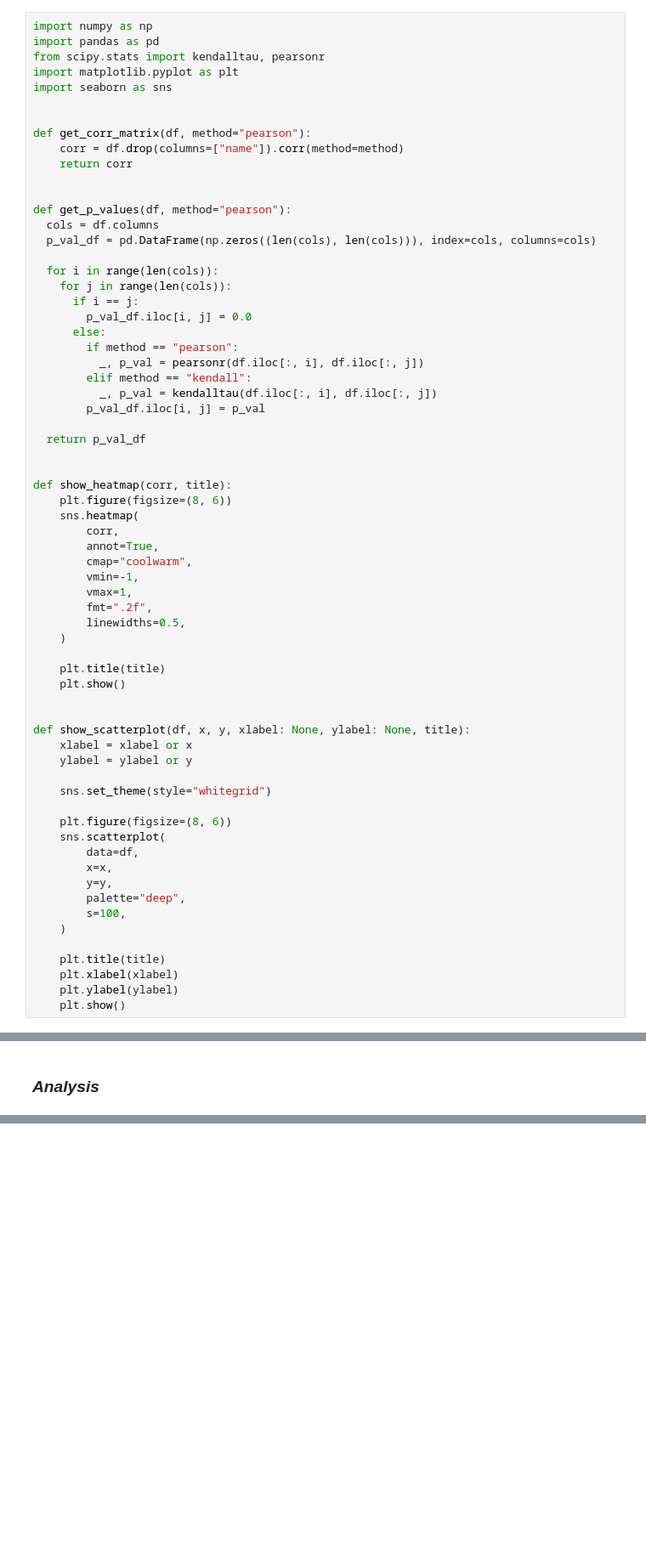
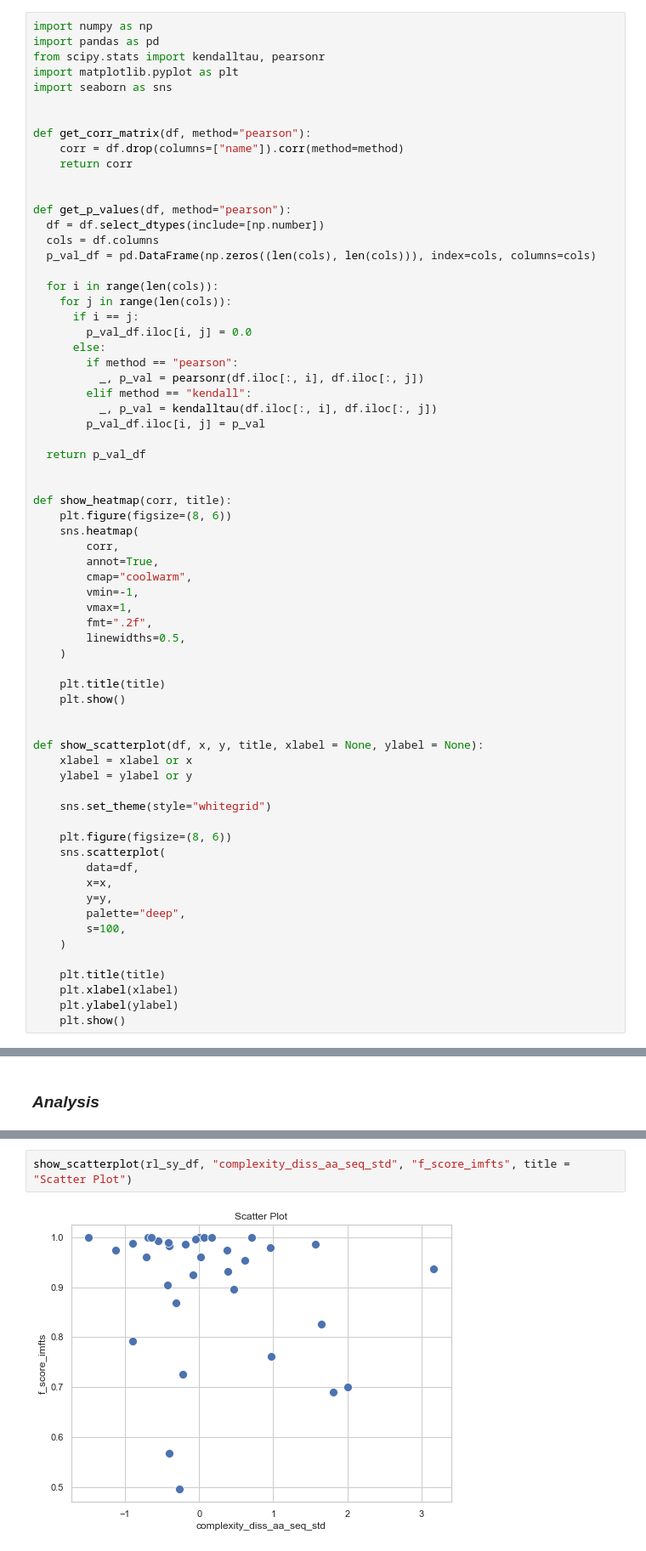
Before and after one commit to hudsonjychen/translucent-log-complexity, a Jupyter notebook: notebooks/experiment.ipynb, the cells around one changed output, grey strips where cells are left out. Shown at 85% size. Saved outputs shown, nothing was run; the diff lists cells and outputs as text; blank space fills up the shorter version.

```diff
--- a/notebooks/experiment.ipynb
+++ b/notebooks/experiment.ipynb
@@ -23,6 +23,7 @@ def get_corr_matrix(df, method="pearson"):
 
 
 def get_p_values(df, method="pearson"):
+  df = df.select_dtypes(include=[np.number])
   cols = df.columns
   p_val_df = pd.DataFrame(np.zeros((len(cols), len(cols))), index=cols, columns=cols)
 
@@ -56,7 +57,7 @@ def show_heatmap(corr, title):
     plt.show()
 
 
-def show_scatterplot(df, x, y, xlabel: None, ylabel: None, title):
+def show_scatterplot(df, x, y, title, xlabel = None, ylabel = None):
     xlabel = xlabel or x
     ylabel = ylabel or y
 
@@ -229,0 +242,4 @@ sm_df = sm_df_merge[columns]
+# %%
+show_scatterplot(rl_sy_df, "complexity_diss_aa_seq_std", "f_score_imfts", title = "Scatter Plot")
+# %% [output]
+[figure, added]
```
Also changed, not shown: parts of 5 cells of this notebook, 13 other files.
